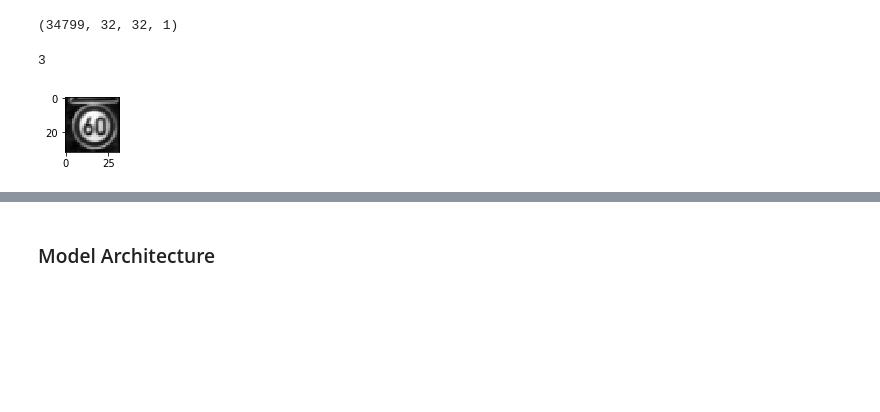
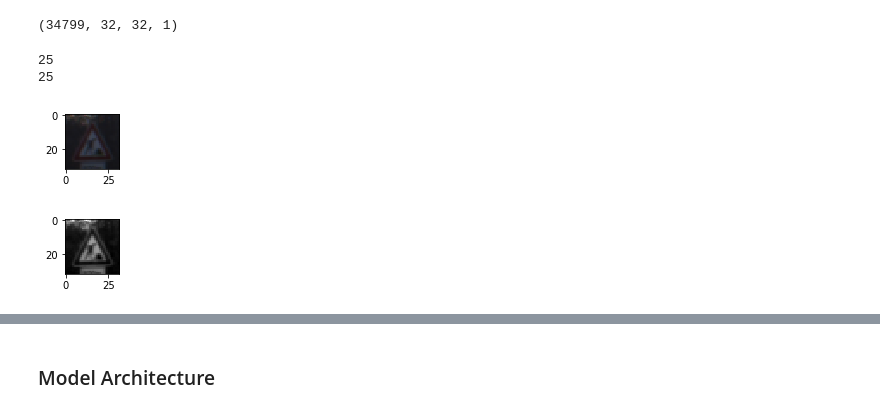
Before and after one commit to elok/CarND-Traffic-Sign-Classifier-Project, a Jupyter notebook: Traffic_Sign_Classifier.ipynb, the cells around one changed output, grey strips where cells are left out. Cells and saved outputs as stored; diff of their text form; code cells hidden in the pictures; blank space fills up the shorter version.

```diff
--- a/Traffic_Sign_Classifier.ipynb
+++ b/Traffic_Sign_Classifier.ipynb
@@ -182,15 +183,24 @@ print(X_train_gray.shape)
 (34799, 32, 32, 1)
 # %%
 # Sample grayscale image
+import random
 index = random.randint(0, len(X_train_gray))
-image = X_train_gray[index].squeeze()
+image_color = X_train[index].squeeze()
 
 plt.figure(figsize=(1,1))
-plt.imshow(image, cmap='gray')
+plt.imshow(image_color)
 print(y_train[index])
+
+image_gray = X_train_gray[index].squeeze()
+
+plt.figure(figsize=(1,1))
+plt.imshow(image_gray, cmap='gray')
+print(y_train[index])
 # %% [output]
-3
+25
+25
-[figure, old version]
+[figure, new version]
+[figure, added]
 # %%
 # Normalization
 def normalize(data):
```
Also changed, not shown: parts of 9 cells of this notebook.
